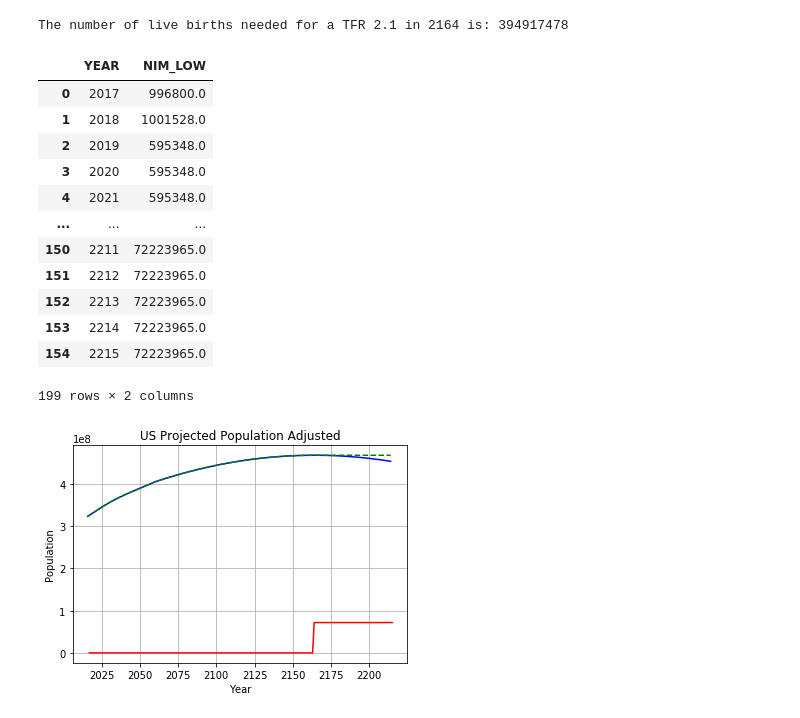
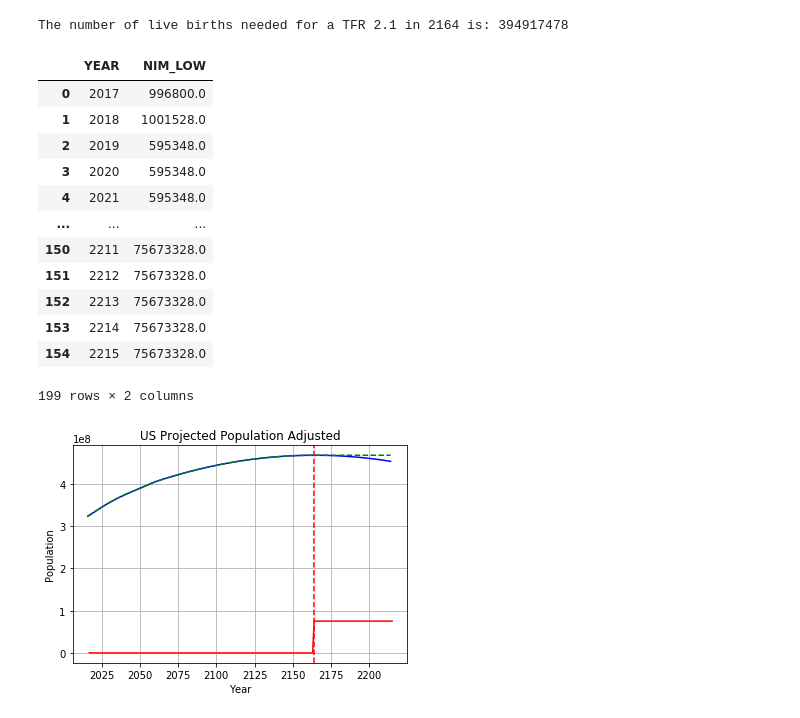
Before and after one commit to plowden/project-1-group-6, a Jupyter notebook: Net International Migration.ipynb, the cells around one changed output. Saved outputs shown, nothing was run; the diff lists cells and outputs as text; code cells hidden in the pictures.

```diff
--- a/Net International Migration.ipynb
+++ b/Net International Migration.ipynb
@@ -695,10 +724,10 @@ nim_low_proj = low_nim_df_mf_proj['NIM_LOW']
 # calculate what NIM should be at 2164 based on population, births and deaths projected at 2164
 #   population at 2164 = inflection_pop or 467,141,443
 #   births at 2164 = num_live_births_2164 or 394,917
-#   deaths at 2164 = figure from Phil
+#   deaths at 2164 = num_deaths or 3449363
 #   NIM = population - births + deaths
 
-num_nim_2164 = inflection_pop - num_live_births_2164 # + deaths
+num_nim_2164 = inflection_pop - num_live_births_2164 + num_deaths
 num_nim_2164
 
 
@@ -714,24 +743,24 @@ low_nim_df_mf_proj
 | 3 | 2020 | 595348.0 |
 | 4 | 2021 | 595348.0 |
 | ... | ... | ... |
-| 150 | 2211 | 72223965.0 |
-| 151 | 2212 | 72223965.0 |
-| 152 | 2213 | 72223965.0 |
-| 153 | 2214 | 72223965.0 |
-| 154 | 2215 | 72223965.0 |
+| 150 | 2211 | 75673328.0 |
+| 151 | 2212 | 75673328.0 |
+| 152 | 2213 | 75673328.0 |
+| 153 | 2214 | 75673328.0 |
+| 154 | 2215 | 75673328.0 |
 199 rows × 2 columns
 # %%
 # plot everything on one graph
 ax, fig = plt.subplots()
 plt.title('US Projected Population Adjusted')
 plt.xlabel('Year')
 plt.ylabel('Population')
 current_nim = fig.plot(year_proj, nim_proj_year, color = "blue", label = "Population Projected with Pre-2019 NIM levels")
 adjusted_pop_plot = fig.plot(ideal_df_adjusted['Year'], ideal_df_adjusted['Adjusted Total Population'], color = "green", linestyle='dashed', label = "Adjusted Population")
 low_nim = fig.plot(year_low_nim_proj, nim_low_proj, color = 'red')
-# add low nim projection as separate graph with dotted line
 # add tfr projected on separate y axis
-#
+# add vertical line at 2164
+plt.axvline(x=2164, color = 'red', linestyle='dashed')
 plt.grid()
 # %% [output]
-[figure, old version]
+[figure, new version]
```
Also changed, not shown: parts of 6 cells of this notebook.
